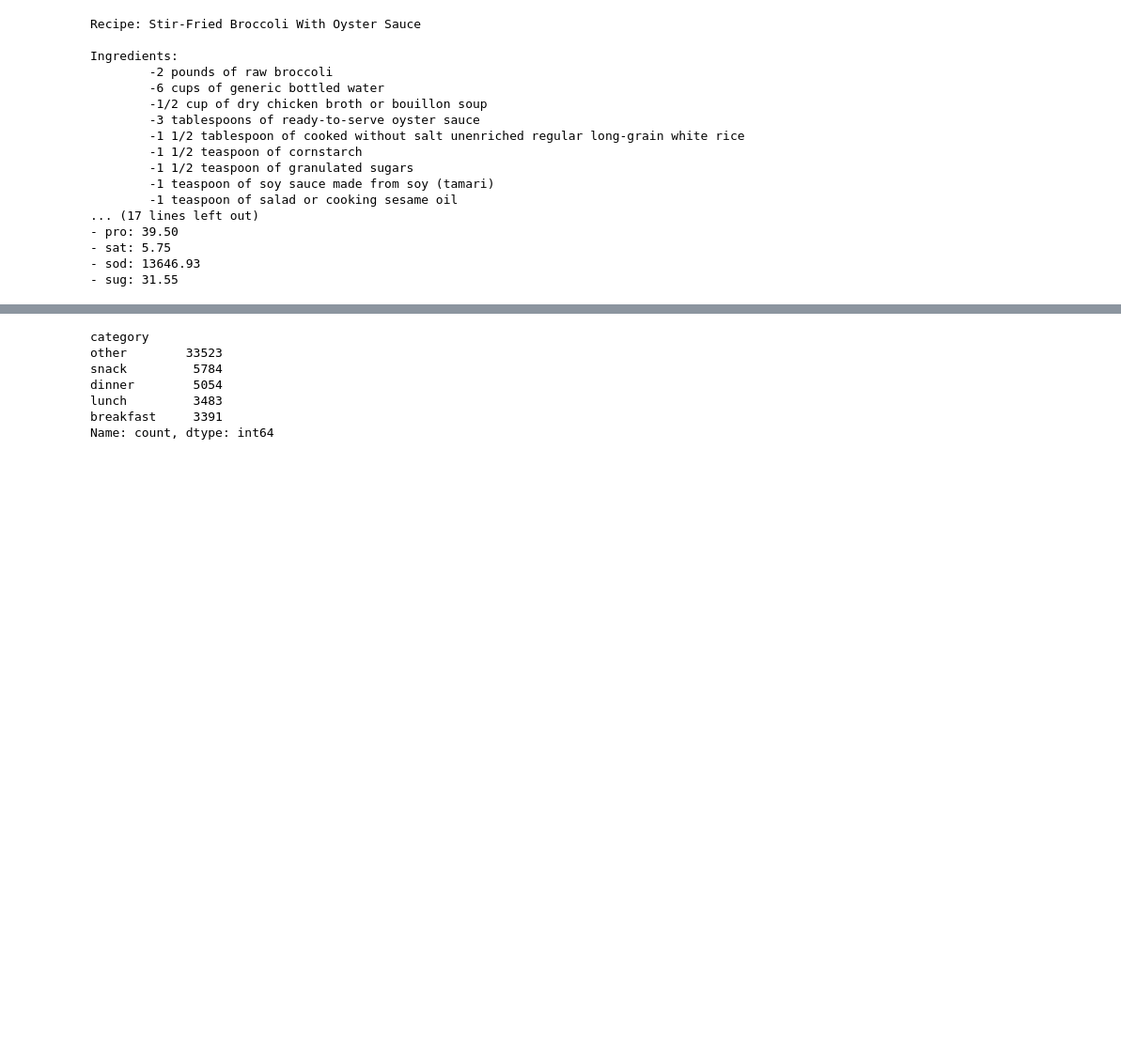
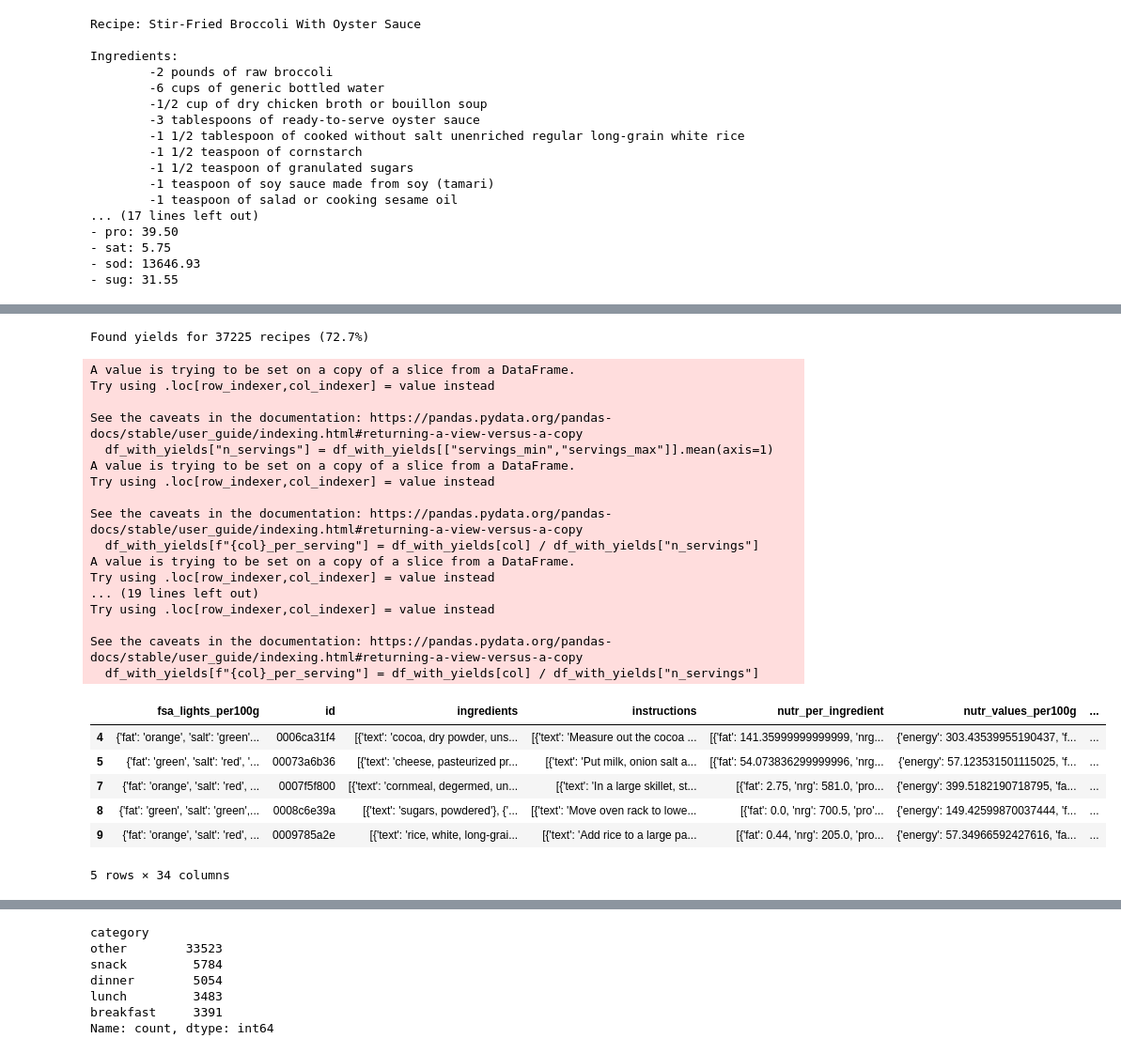
Before and after one commit to cn-muniz/Datasci210-FitnessAssistant, a Jupyter notebook: EDA/Recipes/recipe1mp.ipynb, the cells around one changed output, grey strips where cells are left out. Shown at 94% size. Drawn from its saved outputs; the diff is of its cells as text; code cells hidden in the pictures; blank space fills up the shorter version.

```diff
--- a/EDA/Recipes/recipe1mp.ipynb
+++ b/EDA/Recipes/recipe1mp.ipynb
@@ -182,0 +724,24 @@ Ingredients:
+# %%
+df_yields = pd.read_json("recipe_yields.ndjson", lines=True)
+
+# rename unit column to serving_unit to avoid confusion with ingredient units
+df_yields = df_yields.rename(columns={"unit": "serving_unit"})
+
+# If duplicates per id (rare but possible due to redirects), keep best row:
+method_rank = {"jsonld/microdata": 2, "heuristic": 1}
+df_yields["_method_rank"] = df_yields["method_used"].map(method_rank).fillna(0).astype(int)
+
+df_yields_best = (
+    df_yields
+    .sort_values(["id", "found", "_method_rank", "confidence", "status"],
+                 ascending=[True, False, False, False, False])
+    .drop_duplicates("id", keep="first")
+    .drop(columns=["_method_rank"])
+)
+
+df_merged = df.merge(
+    df_yields_best[["id","yield_text","servings_min","servings_max","serving_unit","confidence","method_used","status","found","error"]],
+    on="id", how="left"
+)
+
+df_merged.head()
@@ -182,0 +756,37 @@ Ingredients:
+# %%
+# Only keep rows where we found yields and have high confidence
+df_with_yields = df_merged[(df_merged["found"] == True) & (df_merged["confidence"] >= 0.95)]
+print(f"Found yields for {len(df_with_yields)} recipes ({100*len(df_with_yields)/len(df_merged):.1f}%)")
+# %% [output]
+Found yields for 37225 recipes (72.7%)
+# %%
+# Normalize nutrients per serving
+df_with_yields["n_servings"] = df_with_yields[["servings_min","servings_max"]].mean(axis=1)
+for col in ['total_fat', 'total_pro', 'total_sod', 'total_sat', 'total_sug', 'total_nrg']:
+    df_with_yields[f"{col}_per_serving"] = df_with_yields[col] / df_with_yields["n_servings"]
+df_with_yields.head()
+# %% [output]
+A value is trying to be set on a copy of a slice from a DataFrame.
+Try using .loc[row_indexer,col_indexer] = value instead
+
+See the caveats in the documentation: https://pandas.pydata.org/pandas-docs/stable/user_guide/indexing.html#returning-a-view-versus-a-copy
+  df_with_yields["n_servings"] = df_with_yields[["servings_min","servings_max"]].mean(axis=1)
+A value is trying to be set on a copy of a slice from a DataFrame.
+Try using .loc[row_indexer,col_indexer] = value instead
+
+See the caveats in the documentation: https://pandas.pydata.org/pandas-docs/stable/user_guide/indexing.html#returning-a-view-versus-a-copy
+  df_with_yields[f"{col}_per_serving"] = df_with_yields[col] / df_with_yields["n_servings"]
+A value is trying to be set on a copy of a slice from a DataFrame.
+Try using .loc[row_indexer,col_indexer] = value instead
+... (19 lines left out)
+Try using .loc[row_indexer,col_indexer] = value instead
+
+See the caveats in the documentation: https://pandas.pydata.org/pandas-docs/stable/user_guide/indexing.html#returning-a-view-versus-a-copy
+  df_with_yields[f"{col}_per_serving"] = df_with_yields[col] / df_with_yields["n_servings"]
+|  | fsa_lights_per100g | id | ingredients | instructions | nutr_per_ingredient | nutr_values_per100g | ... |
+| 4 | {'fat': 'orange', 'salt': 'green'... | 0006ca31f4 | [{'text': 'cocoa, dry powder, uns... | [{'text': 'Measure out the cocoa ... | [{'fat': 141.35999999999999, 'nrg... | {'energy': 303.43539955190437, 'f... | ... |
+| 5 | {'fat': 'green', 'salt': 'red', '... | 00073a6b36 | [{'text': 'cheese, pasteurized pr... | [{'text': 'Put milk, onion salt a... | [{'fat': 54.073836299999996, 'nrg... | {'energy': 57.123531501115025, 'f... | ... |
+| 7 | {'fat': 'orange', 'salt': 'red', ... | 0007f5f800 | [{'text': 'cornmeal, degermed, un... | [{'text': 'In a large skillet, st... | [{'fat': 2.75, 'nrg': 581.0, 'pro... | {'energy': 399.5182190718795, 'fa... | ... |
+| 8 | {'fat': 'green', 'salt': 'green',... | 0008c6e39a | [{'text': 'sugars, powdered'}, {'... | [{'text': 'Move oven rack to lowe... | [{'fat': 0.0, 'nrg': 700.5, 'pro'... | {'energy': 149.42599870037444, 'f... | ... |
+| 9 | {'fat': 'orange', 'salt': 'red', ... | 0009785a2e | [{'text': 'rice, white, long-grai... | [{'text': 'Add rice to a large pa... | [{'fat': 0.44, 'nrg': 205.0, 'pro... | {'energy': 57.34966592427616, 'fa... | ... |
+5 rows × 34 columns
```
Also changed, not shown: parts of 27 cells of this notebook.
